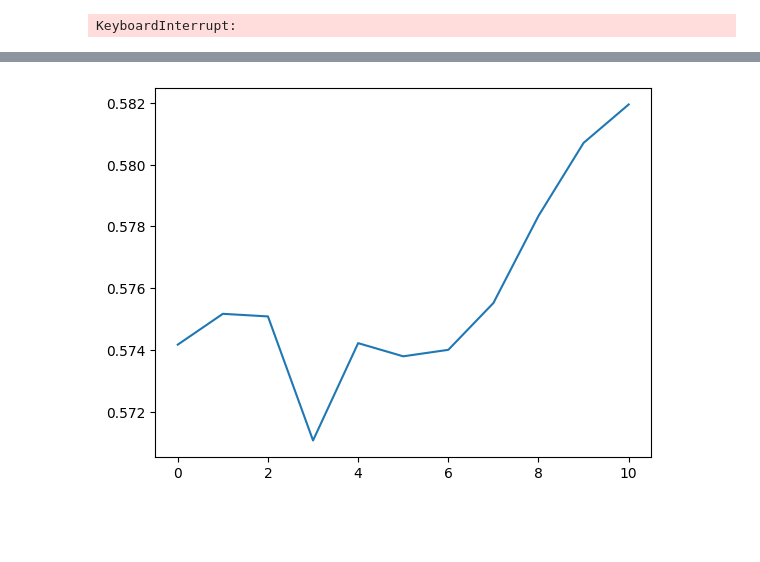
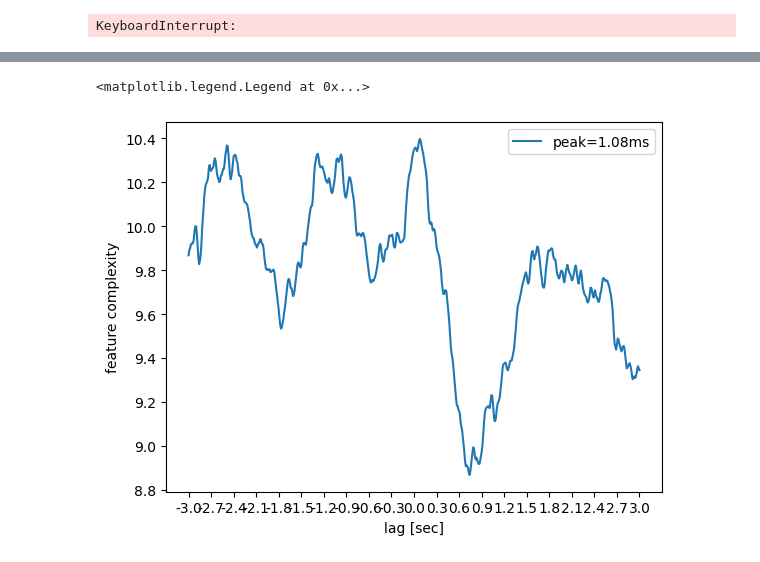
Before and after one commit to TizianoCausin01/project1917-26, a Jupyter notebook: python_scripts/scripts/dRSA_pipeline_dev.ipynb, the cells around one changed output, grey strips where cells are left out. Saved outputs shown, nothing was run; the diff lists cells and outputs as text; code cells hidden in the pictures; blank space fills up the shorter version.

```diff
--- a/python_scripts/scripts/dRSA_pipeline_dev.ipynb
+++ b/python_scripts/scripts/dRSA_pipeline_dev.ipynb
@@ -279,4 +241,18 @@ r = subsampling_lagged_comparisons('encoding', neu, mod, cfg.time_points, cfg.it
-# %%
-plt.plot(r.T);
-# %% [output]
-[figure, removed]
+# %%
+from useful_stuff.general_utils.utils import softmax
+
+softmax_lp = []
+hardmax = []
+temp = .001
+for t in range(lps.shape[1]):
+    softmax_lp.append(softmax(lps[:,t], T=temp)@np.arange(lps.shape[0]))
+    hardmax.append(np.argmax(lps[2:,t]))
+plt.xticks(ticks, ticks_labels)
+plt.plot(softmax_lp, label=f"peak={(np.argmax(softmax_lp)-max_lag)/cfg.neu_fs}ms")
+# plt.plot(hardmax)
+plt.xlabel("lag [sec]")
+plt.ylabel("feature complexity")
+plt.legend()
+# %% [output]
+<matplotlib.legend.Legend at 0x...>
+[figure, added]
```
Also changed, not shown: parts of 8 cells of this notebook, 2 other files.
